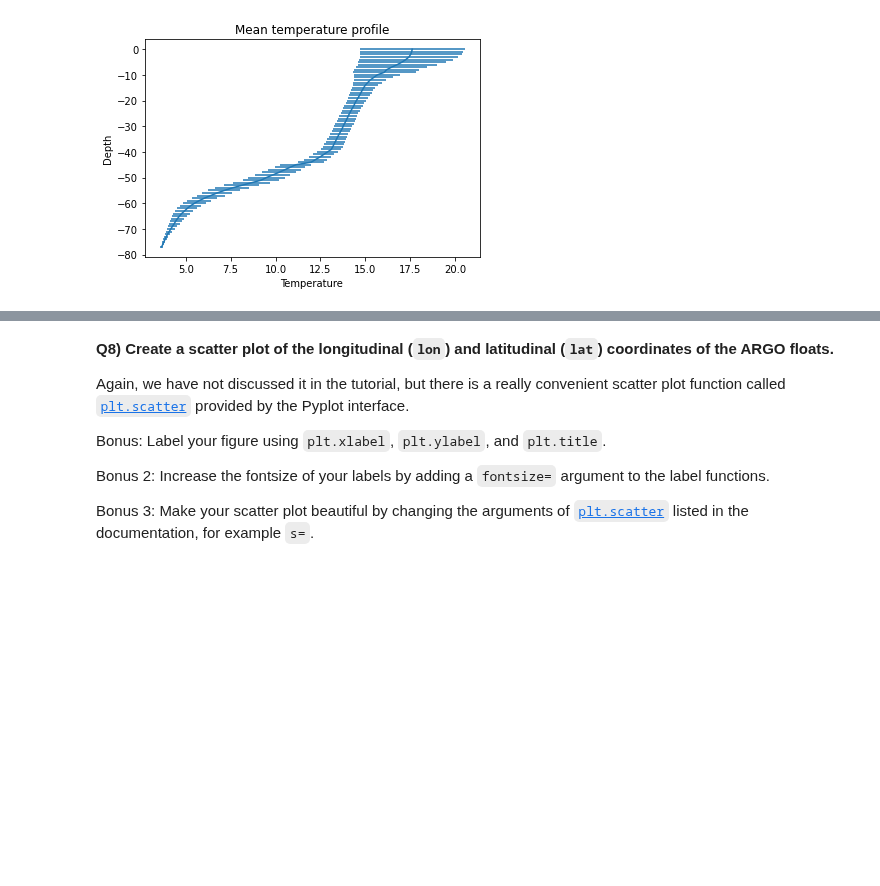
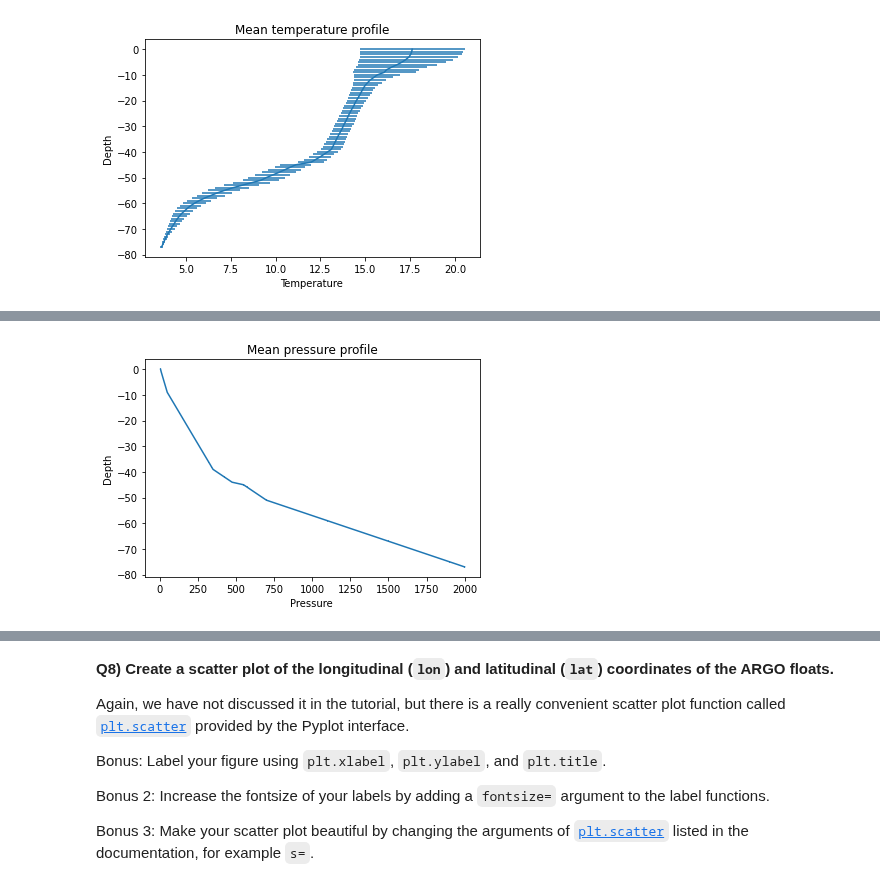
Before and after one commit to Kriegtho/2022_Intro_Python, a Jupyter notebook: Exercises/W2_S1.ipynb, the cells around one changed output, grey strips where cells are left out. Saved outputs shown, nothing was run; the diff lists cells and outputs as text; code cells hidden in the pictures; blank space fills up the shorter version.

```diff
--- a/Exercises/W2_S1.ipynb
+++ b/Exercises/W2_S1.ipynb
@@ -430,0 +438,7 @@ plt.title('Mean temperature profile');
+# %%
+plt.errorbar(p_mean_nan,-level,xerr=p_std_nan)
+plt.xlabel('Pressure ')
+plt.ylabel('Depth')
+plt.title('Mean pressure profile');
+# %% [output]
+[figure, added]
```
Also changed, not shown: parts of 2 cells of this notebook.
